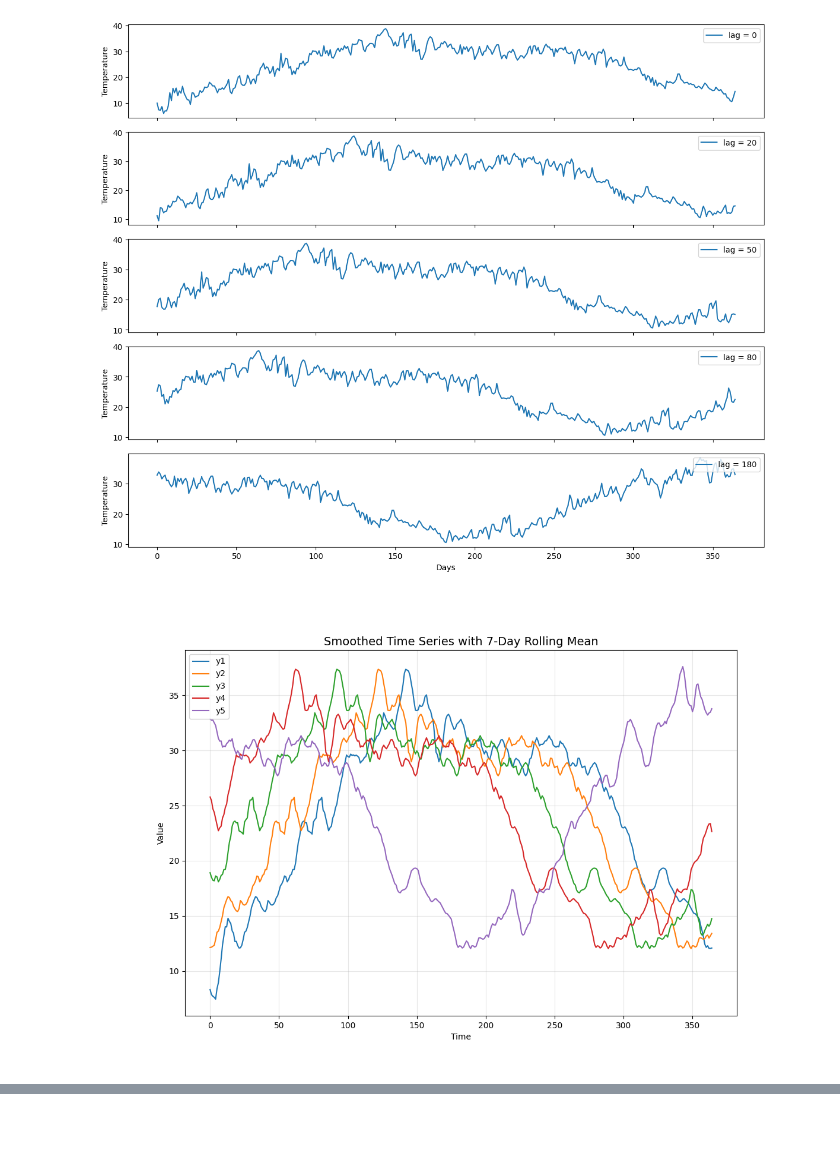
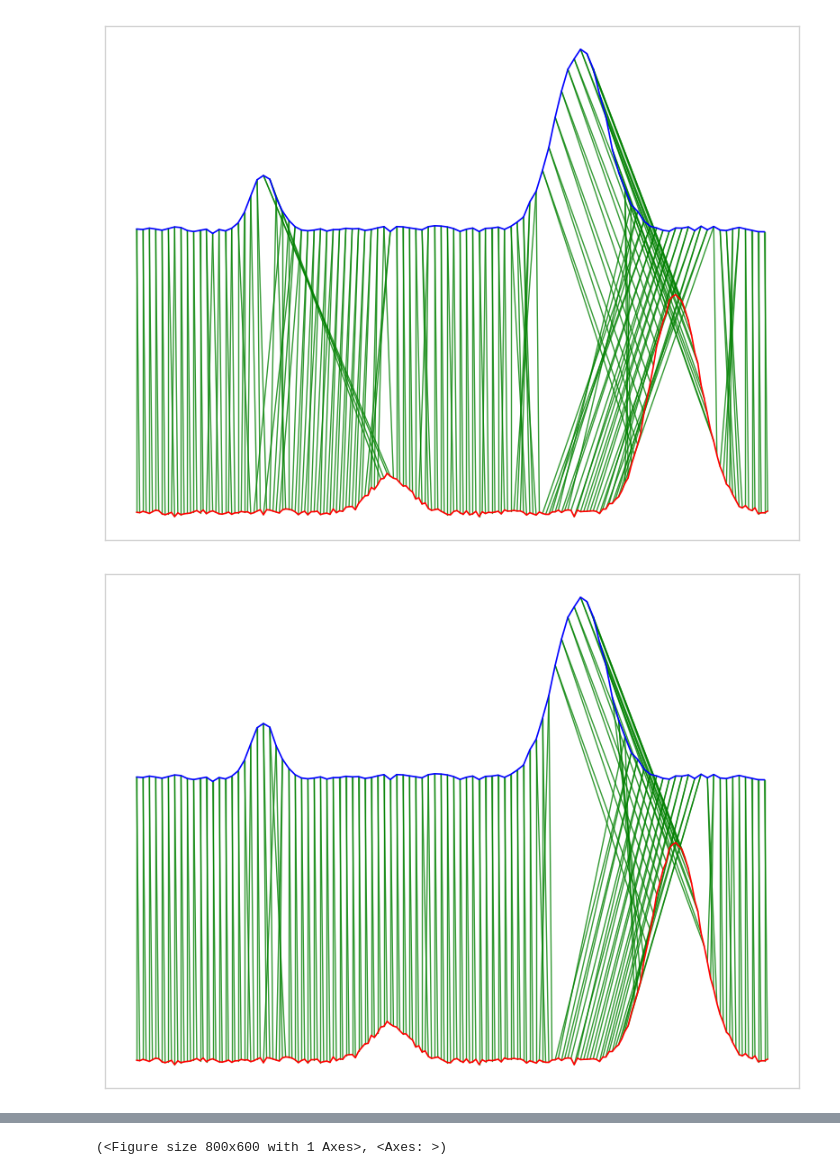
Before and after one commit to Thai-npd/TiOT-code, a Jupyter notebook: alignment_visual.ipynb, the cells around one changed output, grey strips where cells are left out. Drawn from its saved outputs; the diff is of its cells as text; code cells hidden in the pictures; blank space fills up the shorter version.

```diff
--- a/alignment_visual.ipynb
+++ b/alignment_visual.ipynb
@@ -242,13 +106,0 @@ y5 = df['meantemp'].iloc[180:180 + 365]
-# %%
-lags = [20,50,80,180]
-w_list = [0.1 * i for i in range(11)]
-x = [df['meantemp'].iloc[:365]]
-dists = []
-for lag in lags:
-    x.append(df['meantemp'].iloc[lag:lag + 365])
-
-for i in range(1, len(x)):
-    d = []
-    for w in w_list:
-        d.append(TiOT_lib.TAOT(x[0].to_list(), x[i].to_list(), w = w)[0])
-    dists.append(d)
@@ -310,47 +107,12 @@ plt.show()
-# %%
-import matplotlib.pyplot as plt
-
-# Example: x...y5 are lists of the same length
-# x, y, y3, y4, y5 = [...]
-
-series_list = [x, y, y3, y4, y5]
-series_names = ['x', 'y', 'y3', 'y4', 'y5']
-lags = [0,20,50,80,180]
-i = 0
-x = range(len(x))  # assuming all lists have the same length
-
-fig, axes = plt.subplots(len(series_list), 1, figsize=(12, 10), sharex=True)
-
-for ax, series, name in zip(axes, series_list, series_names):
-    ax.plot(x, series, label=f"lag = {lags[i]}")
-    ax.set_ylabel('Temperature')
-    ax.legend(loc="upper right")
-    i +=1
-axes[-1].set_xlabel("Days")
-plt.tight_layout()
-plt.show()
-# %% [output]
-[figure, removed]
-# %%
-import matplotlib.pyplot as plt
-import numpy as np
-import pandas as pd
-
-# put your time series into a list for looping
-ys = [x, y, y3, y4, y5]
-labels = [f"y{i}" for i in range(1, 6)]
-
-plt.figure(figsize=(12, 8))
-
-for y, label in zip(ys, labels):
-    smoothed = y.rolling(window=7, min_periods=1, center=True).mean()
-    plt.plot(np.arange(len(y)), smoothed, label=label)
-
-plt.title("Smoothed Time Series with 7-Day Rolling Mean", fontsize=14)
-plt.xlabel("Time")
-plt.ylabel("Value")
-plt.legend()
-plt.grid(True, alpha=0.3)
-plt.show()
-# %% [output]
-[figure, removed]
+# %%
+d, pi, w_opt = TiOT_lib.TiOT(x, z, detail_mode=True)
+plot_alignment(x, z, pi, filename='Alignment2_wopt')
+
+d, pi = TiOT_lib.TAOT(x, z, w =  0.1)
+plot_alignment(x, z, pi, filename='Alignment2_w1')
+
+d, pi = TiOT_lib.TAOT(x, z, w =  0.8)
+plot_alignment(x,z,pi, filename='Alignment2_w2')
+# %% [output]
+[figure, added]
+[figure, added]
@@ -356,0 +120 @@ plt.show()
+(<Figure size 800x600 with 1 Axes>, <Axes: >)
```
Also changed, not shown: parts of 20 cells of this notebook, 8 other files.
